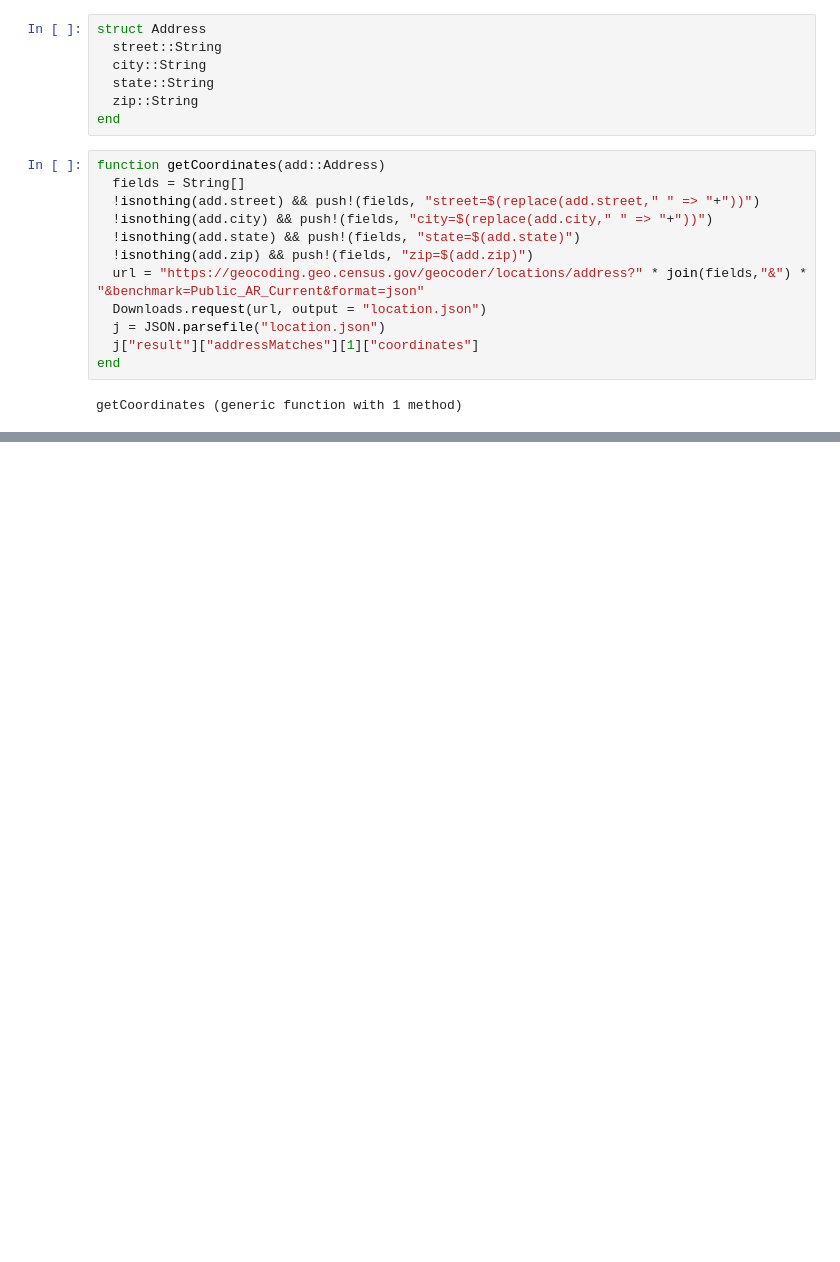
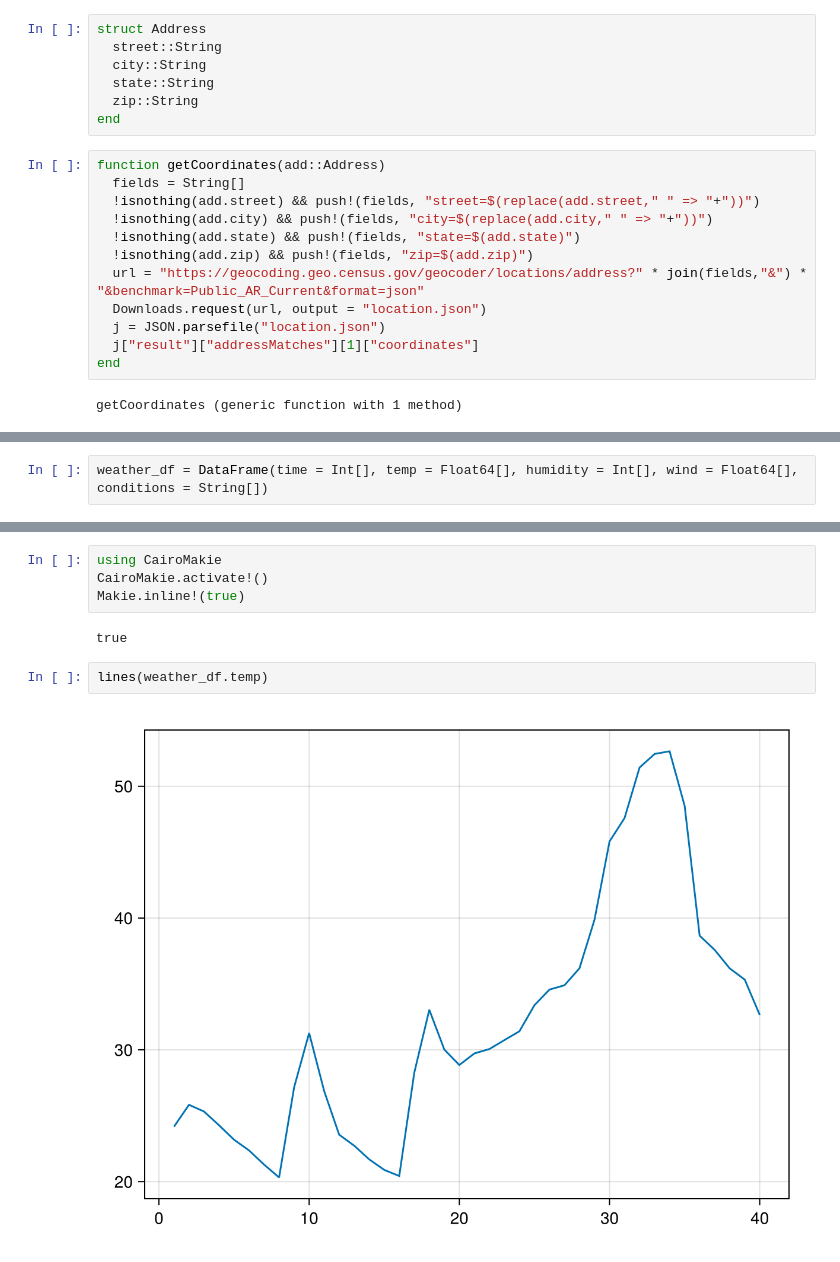
Before and after one commit to pstaabp/sci-comp-book, a Jupyter notebook: julia-output/api.ipynb, the cells around one changed output, grey strips where cells are left out. Drawn from its saved outputs; the diff is of its cells as text; blank space fills up the shorter version.

Commit message:
Update weather api chapter

```diff
--- a/julia-output/api.ipynb
+++ b/julia-output/api.ipynb
@@ -145,0 +177,2 @@ Dict{String, Any} with 2 entries:
+# %%
+weather_df = DataFrame(time = Int[], temp = Float64[], humidity = Int[], wind = Float64[], conditions = String[])
@@ -145,0 +240,10 @@ Dict{String, Any} with 2 entries:
+# %%
+using CairoMakie
+CairoMakie.activate!()
+Makie.inline!(true)
+# %% [output]
+true
+# %%
+lines(weather_df.temp)
+# %% [output]
+[figure, added]
```
Also changed, not shown: parts of 11 cells of this notebook, 3 other files.
